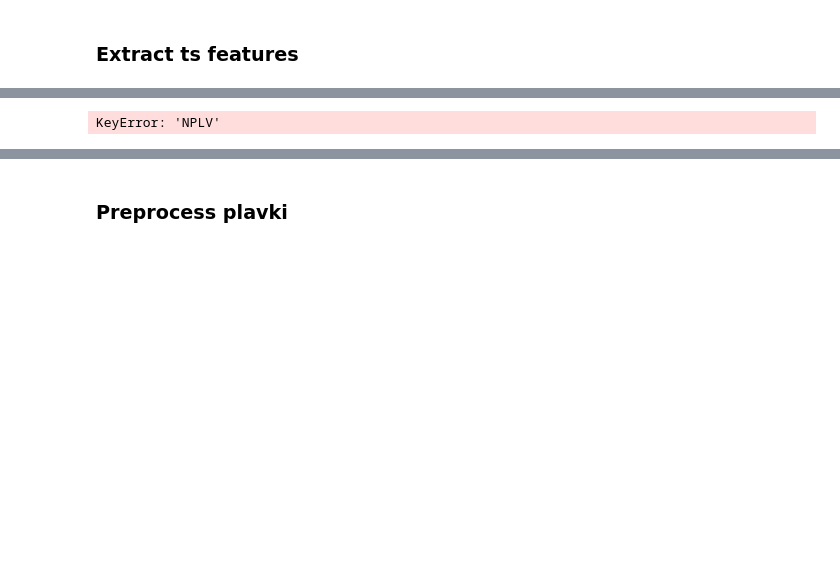
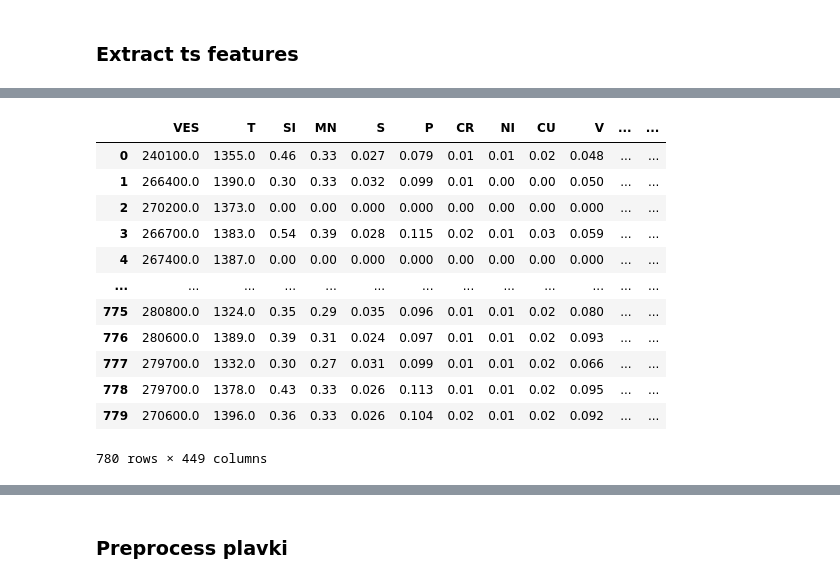
Before and after one commit to garipovroma/produv_o4ka, a Jupyter notebook: preprocess.ipynb, the cells around one changed output, grey strips where cells are left out. Saved outputs shown, nothing was run; the diff lists cells and outputs as text; code cells hidden in the pictures; blank space fills up the shorter version.

```diff
--- a/preprocess.ipynb
+++ b/preprocess.ipynb
@@ -55,6 +81,22 @@ imposter = pd.DataFrame(selected_features_test.mean(),columns=[779]).T
 imposter['NPLV'] = [512905]
 # %%
 selected_features_test = pd.concat([selected_features_test, imposter]).sort_values('NPLV').reset_index().drop(['index'],axis=1)
+# %%
+selected_features_test
+# %% [output]
+|  | VES | T | SI | MN | S | P | CR | NI | CU | V | ... | ... |
+| 0 | 240100.0 | 1355.0 | 0.46 | 0.33 | 0.027 | 0.079 | 0.01 | 0.01 | 0.02 | 0.048 | ... | ... |
+| 1 | 266400.0 | 1390.0 | 0.30 | 0.33 | 0.032 | 0.099 | 0.01 | 0.00 | 0.00 | 0.050 | ... | ... |
+| 2 | 270200.0 | 1373.0 | 0.00 | 0.00 | 0.000 | 0.000 | 0.00 | 0.00 | 0.00 | 0.000 | ... | ... |
+| 3 | 266700.0 | 1383.0 | 0.54 | 0.39 | 0.028 | 0.115 | 0.02 | 0.01 | 0.03 | 0.059 | ... | ... |
+| 4 | 267400.0 | 1387.0 | 0.00 | 0.00 | 0.000 | 0.000 | 0.00 | 0.00 | 0.00 | 0.000 | ... | ... |
+| ... | ... | ... | ... | ... | ... | ... | ... | ... | ... | ... | ... | ... |
+| 775 | 280800.0 | 1324.0 | 0.35 | 0.29 | 0.035 | 0.096 | 0.01 | 0.01 | 0.02 | 0.080 | ... | ... |
+| 776 | 280600.0 | 1389.0 | 0.39 | 0.31 | 0.024 | 0.097 | 0.01 | 0.01 | 0.02 | 0.093 | ... | ... |
+| 777 | 279700.0 | 1332.0 | 0.30 | 0.27 | 0.031 | 0.099 | 0.01 | 0.01 | 0.02 | 0.066 | ... | ... |
+| 778 | 279700.0 | 1378.0 | 0.43 | 0.33 | 0.026 | 0.113 | 0.01 | 0.01 | 0.02 | 0.095 | ... | ... |
+| 779 | 270600.0 | 1396.0 | 0.36 | 0.33 | 0.026 | 0.104 | 0.02 | 0.01 | 0.02 | 0.092 | ... | ... |
+780 rows × 449 columns
 # %%
 with open('clustering_test.pickle', 'rb') as f:
     clustering_test = pickle.load(f)
@@ -73,6 +115,6 @@ with open('clustering_train.pickle', 'rb') as f:
 # %%
 chronom_data_train = pd.read_csv('data_chronom/chronom_duration_train.csv')
 chronom_data_test = pd.read_csv('data_chronom/chronom_duration_test.csv')
+preprocessed_plavki_train = pd.read_csv('data/preprocessed_plavki_train.csv')
+preprocessed_plavki_test = pd.read_csv('data/preprocessed_plavki_test.csv')
-# %% [output]
-KeyError: 'NPLV'
 # %%
```
Also changed, not shown: parts of 14 cells of this notebook, 9 other files.
